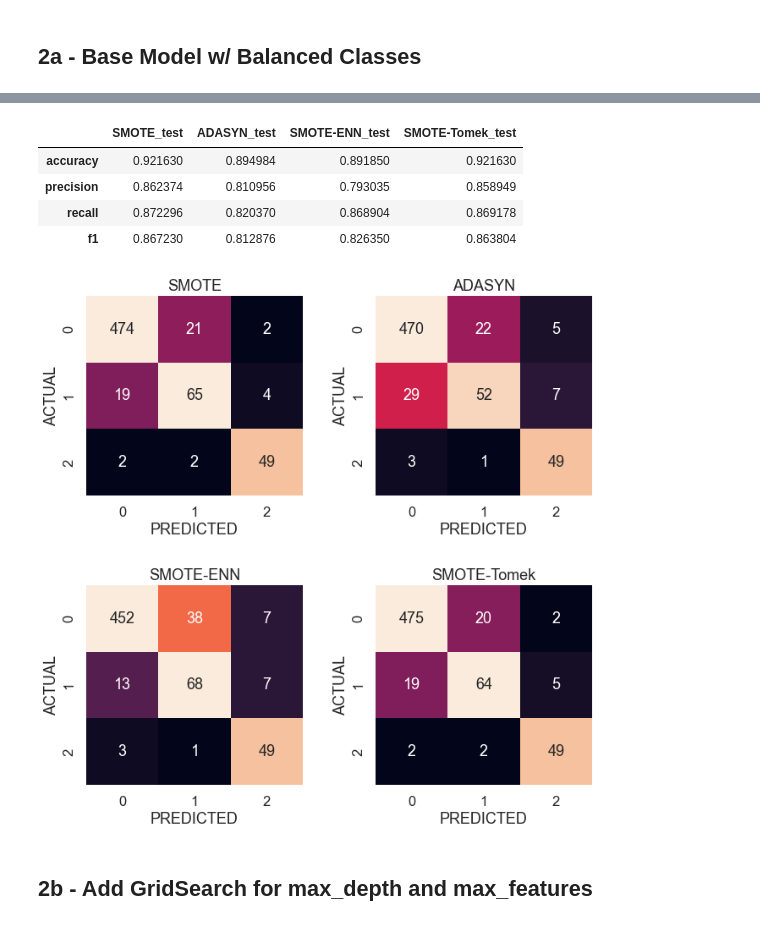
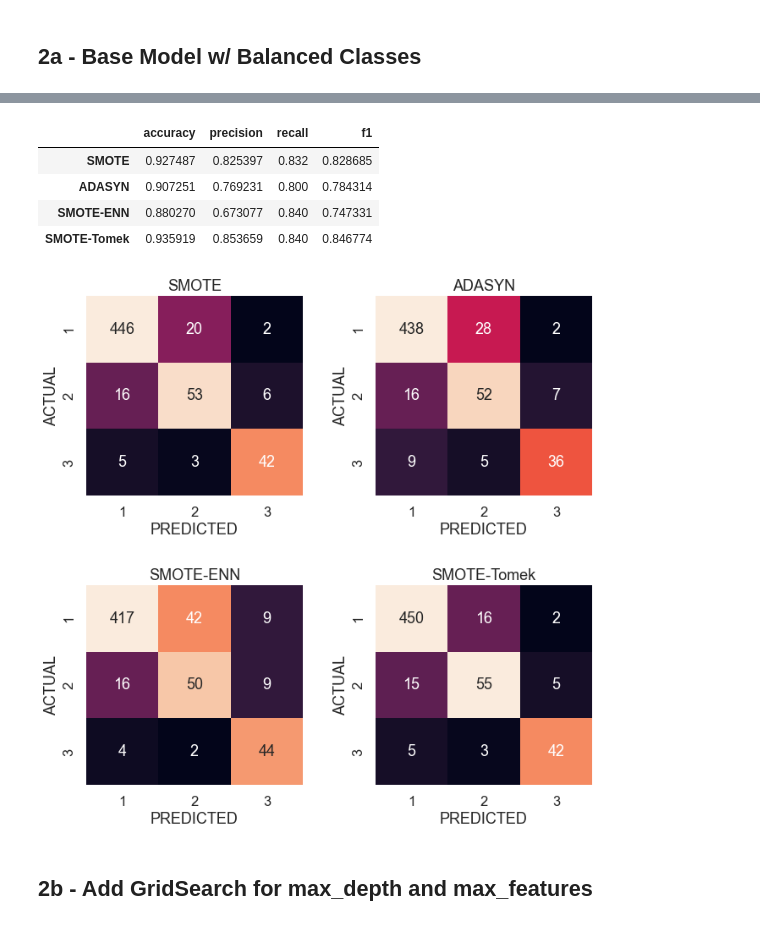
Before and after one commit to aaronmil/fetal_toco, a Jupyter notebook: Fetal Toco.ipynb, the cells around one changed output, grey strips where cells are left out. Saved outputs shown, nothing was run; the diff lists cells and outputs as text; code cells hidden in the pictures.

```diff
--- a/Fetal Toco.ipynb
+++ b/Fetal Toco.ipynb
@@ -805,8 +784,7 @@ for class_num in coefficients.columns:
 error_measures = pd.DataFrame()
 
 for lab, yts in zip(['ADASYN', 'SMOTE-ENN'], ytrains):
-    error_measures = pd.concat([error_measures, measure_error(yts, y_train_pred[lab].dropna(), lab+'_train'),
-              measure_error(y_test, y_test_pred[lab], lab+'_test')], axis=1)
+    error_measures = pd.concat([error_measures, measure_error(y_test, y_test_pred[lab], lab+'_test')], axis=1)
 
 error_measures
 # %% [output]
@@ -845,10 +821,3 @@ from sklearn.model_selection import GridSearchCV
 dt = DecisionTreeClassifier(random_state=531)
 # %% [markdown]
 ## 2a - Base Model w/ Balanced Classes
-# %%
-dt.fit(X_train_scaled, y_train)
-
-print(f'nodes:{dt.tree_.node_count},depth:{dt.tree_.max_depth}')
-y_test_preds = pd.Series(dt.predict(X_test_scaled), name=lab)
-
-measure_error(y_test, y_test_preds, 'test')
@@ -871,25 +824,3 @@ X_train_ADASYN, y_train_ADASYN = ADASYN(random_state=531).fit_resample(X_train,
-# %%
-"""
-y_test_pred = pd.DataFrame()
-#y_train_pred = pd.DataFrame()
-tree_shape = pd.DataFrame(columns=['sampler', 'nodes', 'depth'])
-
-for lab, Xts, yts in zip(sampler_labels, Xtrains, ytrains):
-    dt = dt.fit(Xts, yts)
-
-    tree_shape_data = pd.DataFrame({'sampler':lab, 'nodes':dt.tree_.node_count,
-                                'depth':dt.tree_.max_depth}, index=[0])
-    tree_shape = pd.concat([tree_shape, tree_shape_data], ignore_index=True)
-
-    test_preds = pd.Series(dt.predict(X_test), name=lab)
-    #train_preds = pd.Series(dt.predict(Xts), name=lab)
-    y_test_pred = pd.concat([y_test_pred, test_preds], axis=1)
-    #y_train_pred = pd.concat([y_train_pred, X_train_preds], axis=1)
-    #y_test_pred = pd.concat(y_test_pred, axis=1)
-    #y_train_pred = pd.concat(y_train_pred, axis=1)
-
-tree_shape
-"""
 # %%
 y_test_pred = pd.DataFrame()
 tree_shape = pd.DataFrame(columns=['sampler', 'nodes', 'depth'])
@@ -912,34 +843,35 @@ error_measures = pd.DataFrame()
 
 for lab, yts in zip(sampler_labels, ytrains):
     error_measures = pd.concat([error_measures,
-              measure_error(y_test, y_test_pred[lab], lab+'_test')], axis=1)
+              measure_error(y_test, y_test_pred[lab], lab)], axis=1)
 
-error_measures
+error_measures.T
 # %% [output]
-|  | SMOTE_test | ADASYN_test | SMOTE-ENN_test | SMOTE-Tomek_test |
-| accuracy | 0.921630 | 0.894984 | 0.891850 | 0.921630 |
-| precision | 0.862374 | 0.810956 | 0.793035 | 0.858949 |
-| recall | 0.872296 | 0.820370 | 0.868904 | 0.869178 |
-| f1 | 0.867230 | 0.812876 | 0.826350 | 0.863804 |
+|  | accuracy | precision | recall | f1 |
+| SMOTE | 0.927487 | 0.825397 | 0.832 | 0.828685 |
+| ADASYN | 0.907251 | 0.769231 | 0.800 | 0.784314 |
+| SMOTE-ENN | 0.880270 | 0.673077 | 0.840 | 0.747331 |
+| SMOTE-Tomek | 0.935919 | 0.853659 | 0.840 | 0.846774 |
 # %%
 cm = dict()
 
 for lab in sampler_labels:
     cm[lab] = confusion_matrix(y_test, y_test_pred[lab])
 
 fig, axList = plt.subplots(nrows=2, ncols=2)
 axList = axList.flatten()
 fig.set_size_inches(10, 10)
 
 for ax,lab in zip(axList, sampler_labels):
-    sns.heatmap(cm[lab], ax=ax, vmax=55, annot=True, fmt='d', cbar=False)
+    sns.heatmap(cm[lab], ax=ax, vmax=55, annot=True, fmt='d',
+        cbar=False, xticklabels=[1,2,3], yticklabels=[1,2,3])
     ax.set(title=lab)
     ax.set_xlabel('PREDICTED')
     ax.set_ylabel('ACTUAL')
 
 plt.tight_layout(pad=2.0)
 # %% [output]
-[figure, old version]
+[figure, new version]
 # %% [markdown]
 ## 2b - Add GridSearch for max_depth and max_features
 # %%
```
Also changed, not shown: parts of 115 cells of this notebook, 1 other file.
